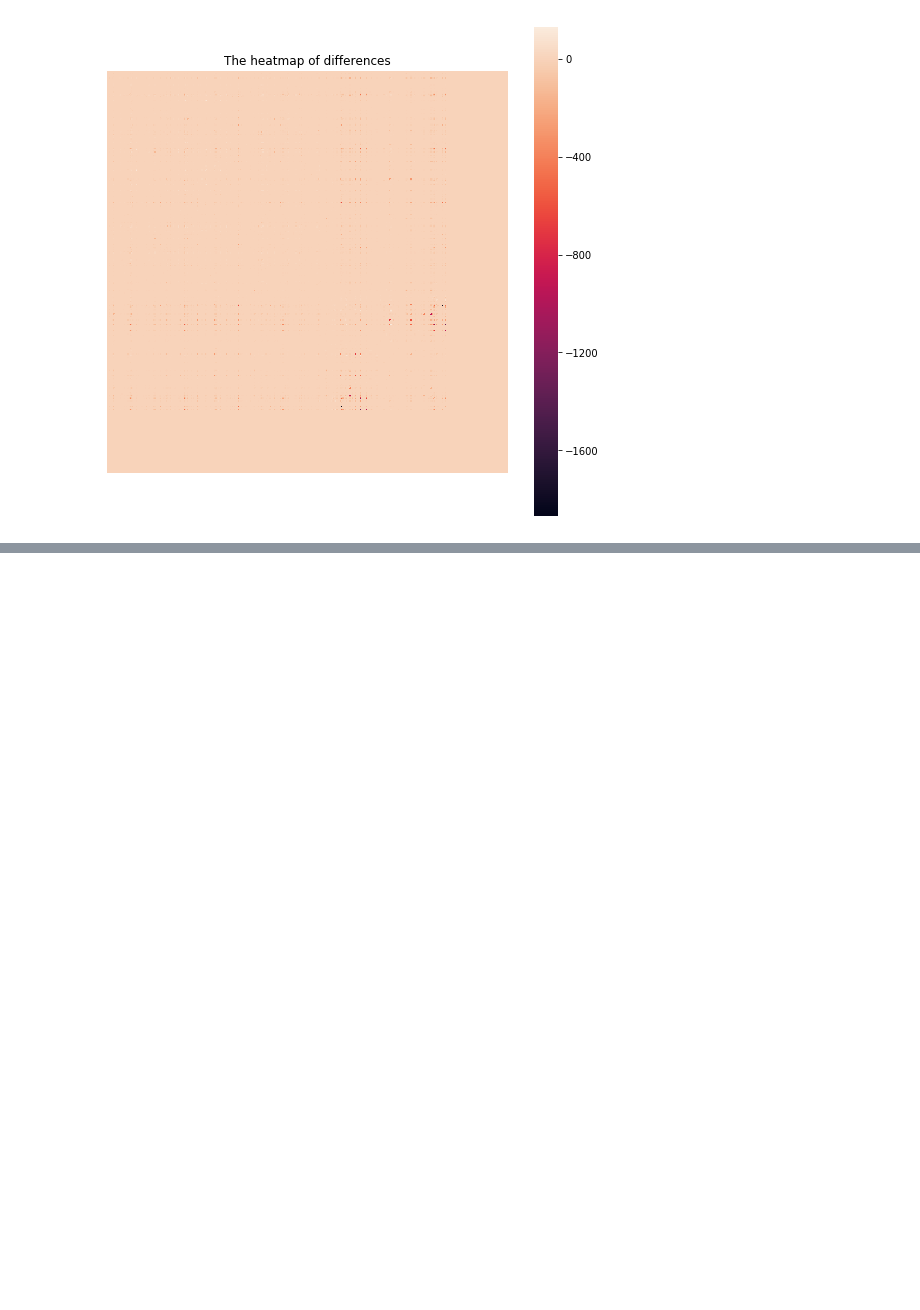
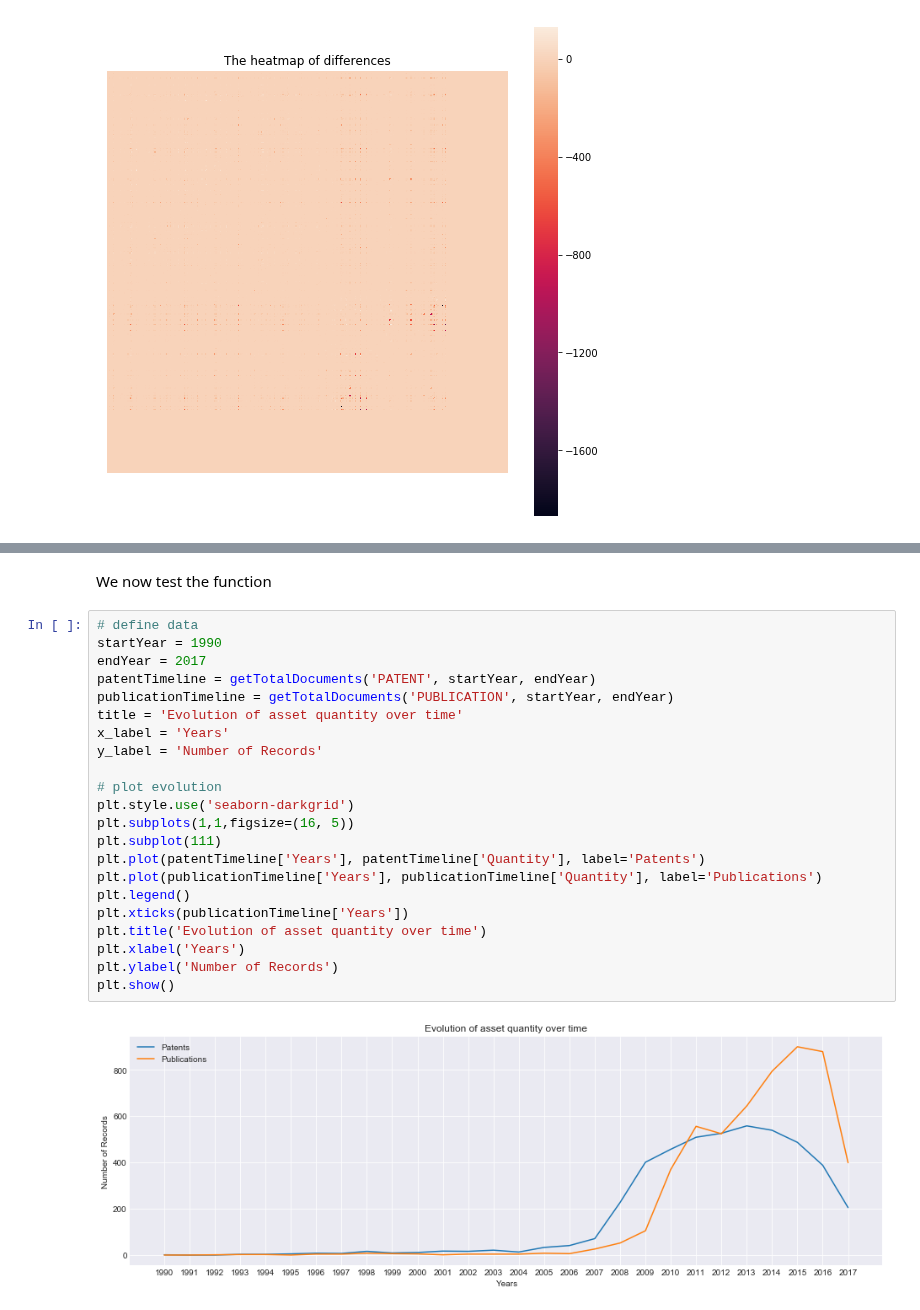
Before and after one commit to duarteocarmo/technological_capabilities, a Jupyter notebook: notebooks/3_PatentsVsPublications.ipynb, the cells around one changed output, grey strips where cells are left out. Drawn from its saved outputs; the diff is of its cells as text; blank space fills up the shorter version.

Commit message:
Added patents and publications over time (non-normalized)

```diff
--- a/notebooks/3_PatentsVsPublications.ipynb
+++ b/notebooks/3_PatentsVsPublications.ipynb
@@ -194,0 +226,26 @@ plt.show()
+# %% [markdown]
+We now test the function
+# %%
+# define data
+startYear = 1990
+endYear = 2017
+patentTimeline = getTotalDocuments('PATENT', startYear, endYear)
+publicationTimeline = getTotalDocuments('PUBLICATION', startYear, endYear)
+title = 'Evolution of asset quantity over time'
+x_label = 'Years'
+y_label = 'Number of Records'
+
+# plot evolution
+plt.style.use('seaborn-darkgrid')
+plt.subplots(1,1,figsize=(16, 5))
+plt.subplot(111)
+plt.plot(patentTimeline['Years'], patentTimeline['Quantity'], label='Patents')
+plt.plot(publicationTimeline['Years'], publicationTimeline['Quantity'], label='Publications')
+plt.legend()
+plt.xticks(publicationTimeline['Years'])
+plt.title('Evolution of asset quantity over time')
+plt.xlabel('Years')
+plt.ylabel('Number of Records')
+plt.show()
+# %% [output]
+[figure, added]
```
Also changed, not shown: parts of 12 cells of this notebook.
